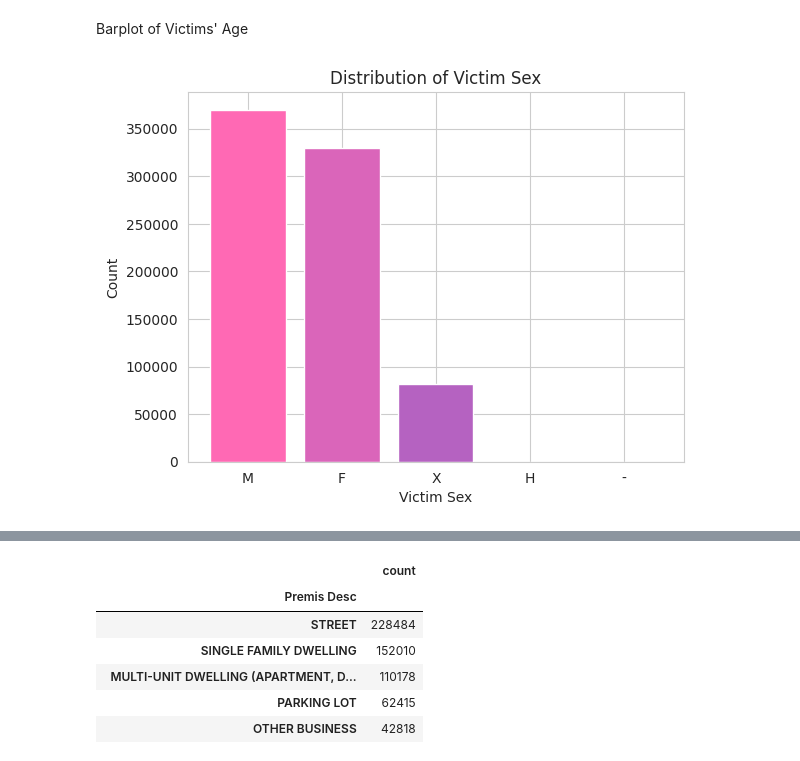
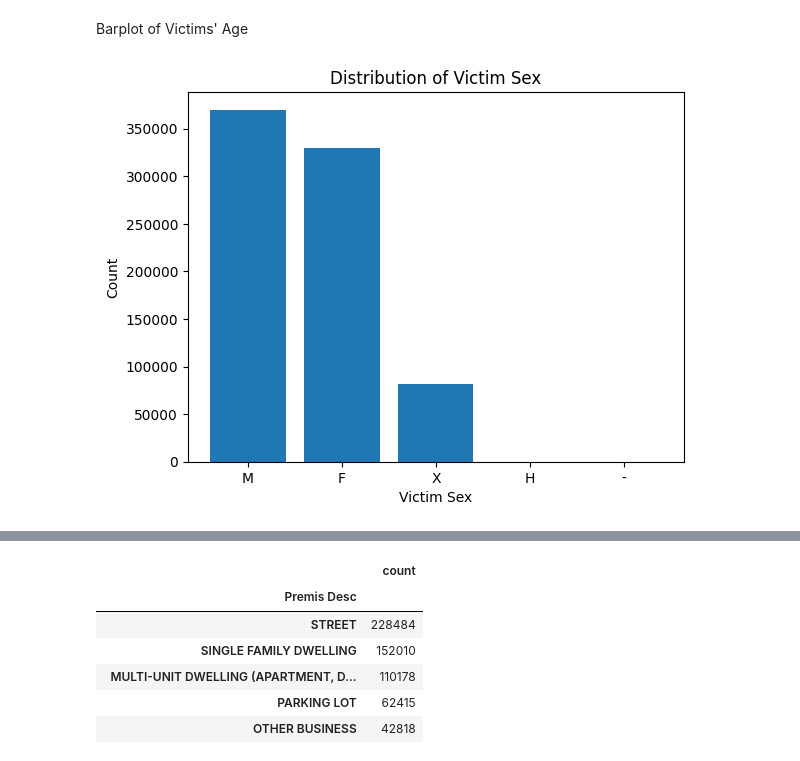
Before and after one commit to juanchovAI/trabajo_MyS, a Jupyter notebook: Cuaderno.ipynb, the cells around one changed output, grey strips where cells are left out. Saved outputs shown, nothing was run; the diff lists cells and outputs as text; code cells hidden in the pictures.

```diff
--- a/Cuaderno.ipynb
+++ b/Cuaderno.ipynb
@@ -440,24 +440,20 @@ Barplot of Victims' Age
 # %%
 vict_sex_counts = data["Vict Sex"].value_counts()
 
-# Define colors based on a gradient from hotpink to slateblue
-colors = np.linspace(0, 1, len(vict_sex_counts))
-hotpink = np.array([255, 105, 180]) / 255.0
-slateblue = np.array([106, 90, 205]) / 255.0
-gradient_colors = (1 - colors[:, np.newaxis]) * hotpink + colors[:, np.newaxis] * slateblue
+
 
 # Plot bar chart with gradient colors
-plt.bar(vict_sex_counts.index, vict_sex_counts, color=gradient_colors)
+plt.bar(vict_sex_counts.index, vict_sex_counts)
 
 # Adding labels and title for better clarity
 plt.xlabel("Victim Sex")
 plt.ylabel("Count")
 plt.title("Distribution of Victim Sex")
 
 # Show the plot
 plt.show()
 # %% [output]
-[figure, old version]
+[figure, new version]
 # %%
 vict_descent_counts = data["Vict Descent"].value_counts()
 
```
Also changed, not shown: parts of 43 cells of this notebook.
